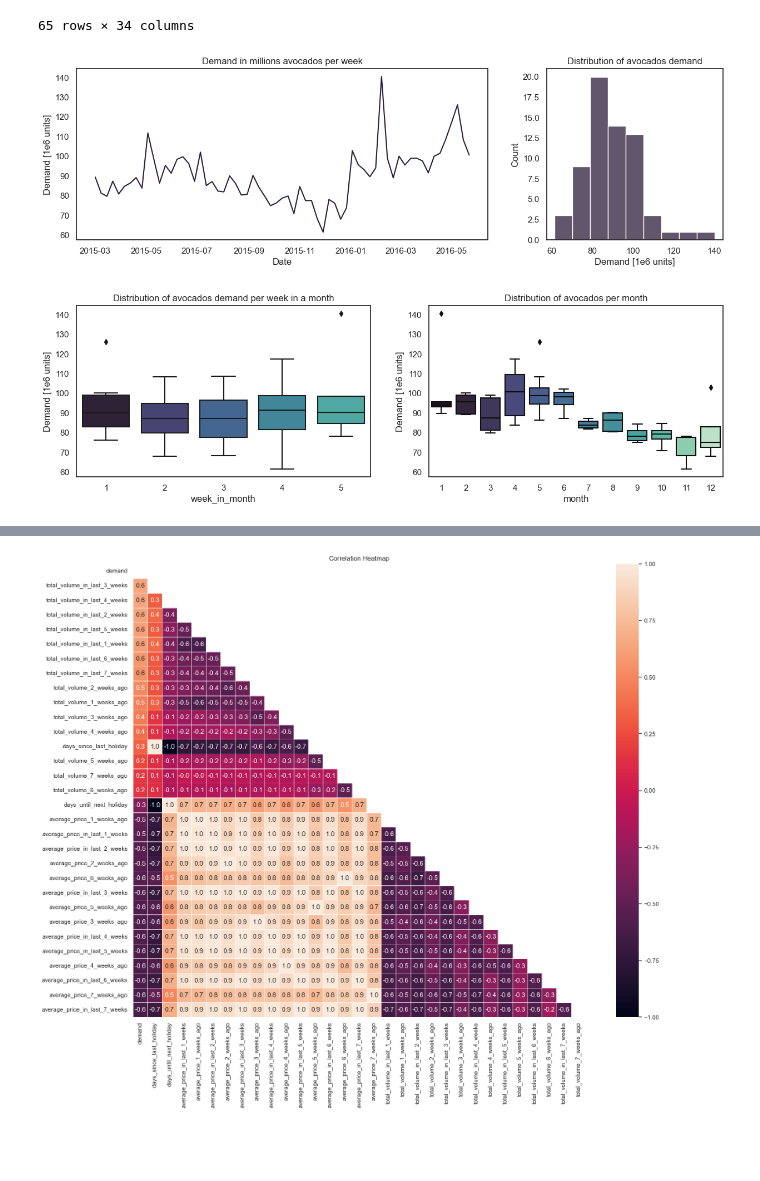
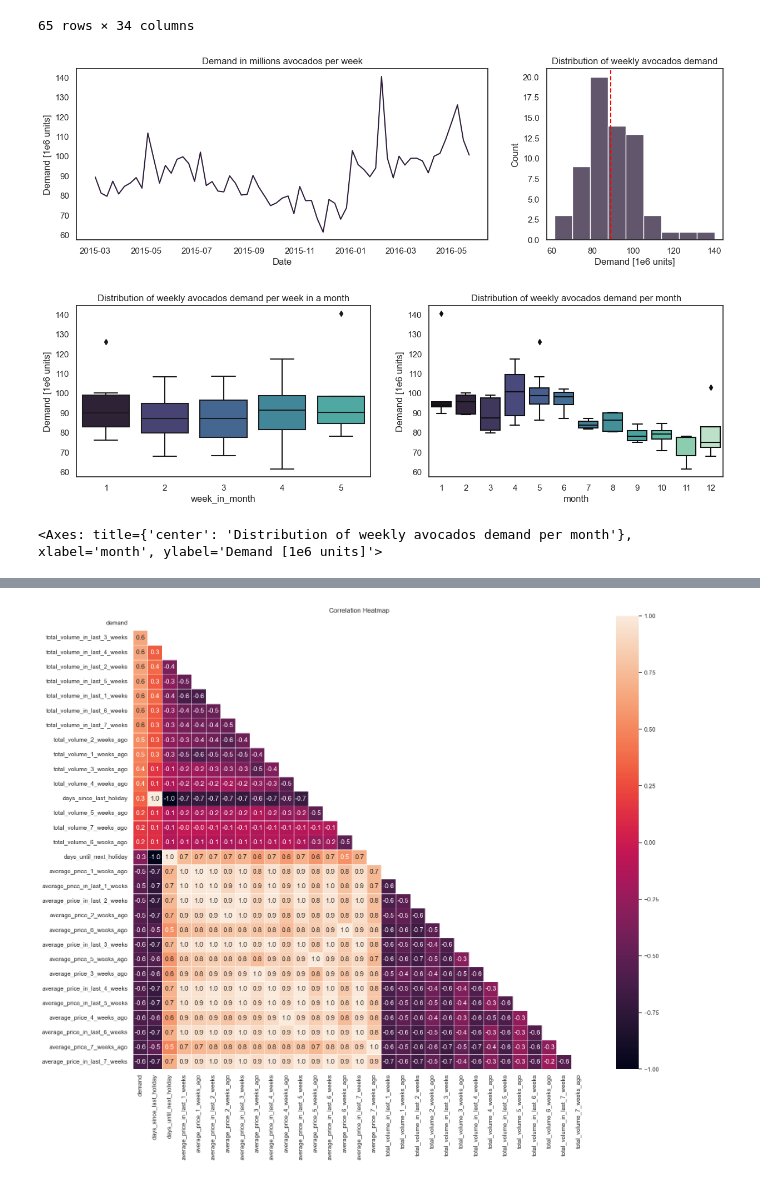
Before and after one commit to santiviquez/ageml, a Jupyter notebook: notebooks/experiments/avocados_demand_forescasting_baseline.ipynb, the cells around one changed output, grey strips where cells are left out. Saved outputs shown, nothing was run; the diff lists cells and outputs as text; code cells hidden in the pictures; blank space fills up the shorter version.

```diff
--- a/notebooks/experiments/avocados_demand_forescasting_baseline.ipynb
+++ b/notebooks/experiments/avocados_demand_forescasting_baseline.ipynb
@@ -78,7 +102,8 @@ X_train
 | 64 | 5 | 19 | 3 | 15 | 500.0 | 743.0 | ... |
 65 rows × 34 columns
 # %%
-df = data.loc[data['partition'] == 'train', ['date', 'demand', 'week_in_month', 'month']]
+df = data.loc[data['partition'] == 'train', ['date', 'demand', 'week_in_month', 'month', 'average_price_in_last_1_weeks',
+                                            'average_price_in_last_2_weeks', 'average_price_in_last_3_weeks', 'average_price_in_last_4_weeks']]
 df['week'] = df['date'].dt.to_period('W')
 
 df1 = df.copy()
@@ -95,12 +120,13 @@ ax[0].set_ylabel('Demand [1e6 units]')
 ax[0].set_xlabel('Date')
 
 sns.histplot(data=df1, x='demand', ax=ax[1])
-ax[1].set_title('Distribution of avocados demand')
+plt.axvline(df1['demand'].median(), color='r', linestyle='--')
+ax[1].set_title('Distribution of weekly avocados demand')
 ax[1].set_xlabel('Demand [1e6 units]')
 plt.savefig('../../figures/avocados_demand_timeseries_and_distribution.svg', format='svg', bbox_inches='tight')
 plt.show()
 # %% [output]
-[figure, old version]
+[figure, new version]
 # %%
 columns = np.append(X_train.columns.values, 'demand')
 df = data.loc[data['partition'] == 'train']
@@ -108,13 +134,17 @@ df = df[columns]
 # %%
 fig, ax = plt.subplots(1, 2, figsize=(15,4))
 sns.boxplot(data=df1, x='week_in_month', y='demand', ax=ax[0])
-ax[0].set_title('Distribution of avocados demand per week in a month')
+ax[0].set_title('Distribution of weekly avocados demand per week in a month')
 ax[0].set_ylabel('Demand [1e6 units]')
 
 sns.boxplot(data=df1, x='month', y='demand', order=[str(i) for i in range(1, 13)], ax=ax[1], palette='mako')
-ax[1].set_title('Distribution of avocados per month')
+ax[1].set_title('Distribution of weekly avocados demand per month')
 ax[1].set_ylabel('Demand [1e6 units]')
 plt.savefig('../../figures/avocados_week_month_demand.svg', format='svg', bbox_inches='tight')
 plt.show()
 # %% [output]
-[figure, old version]
+[figure, new version]
+# %%
+ax[1]
+# %% [output]
+<Axes: title={'center': 'Distribution of weekly avocados demand per month'}, xlabel='month', ylabel='Demand [1e6 units]'>
```
Also changed, not shown: parts of 9 cells of this notebook, 20 other files.
